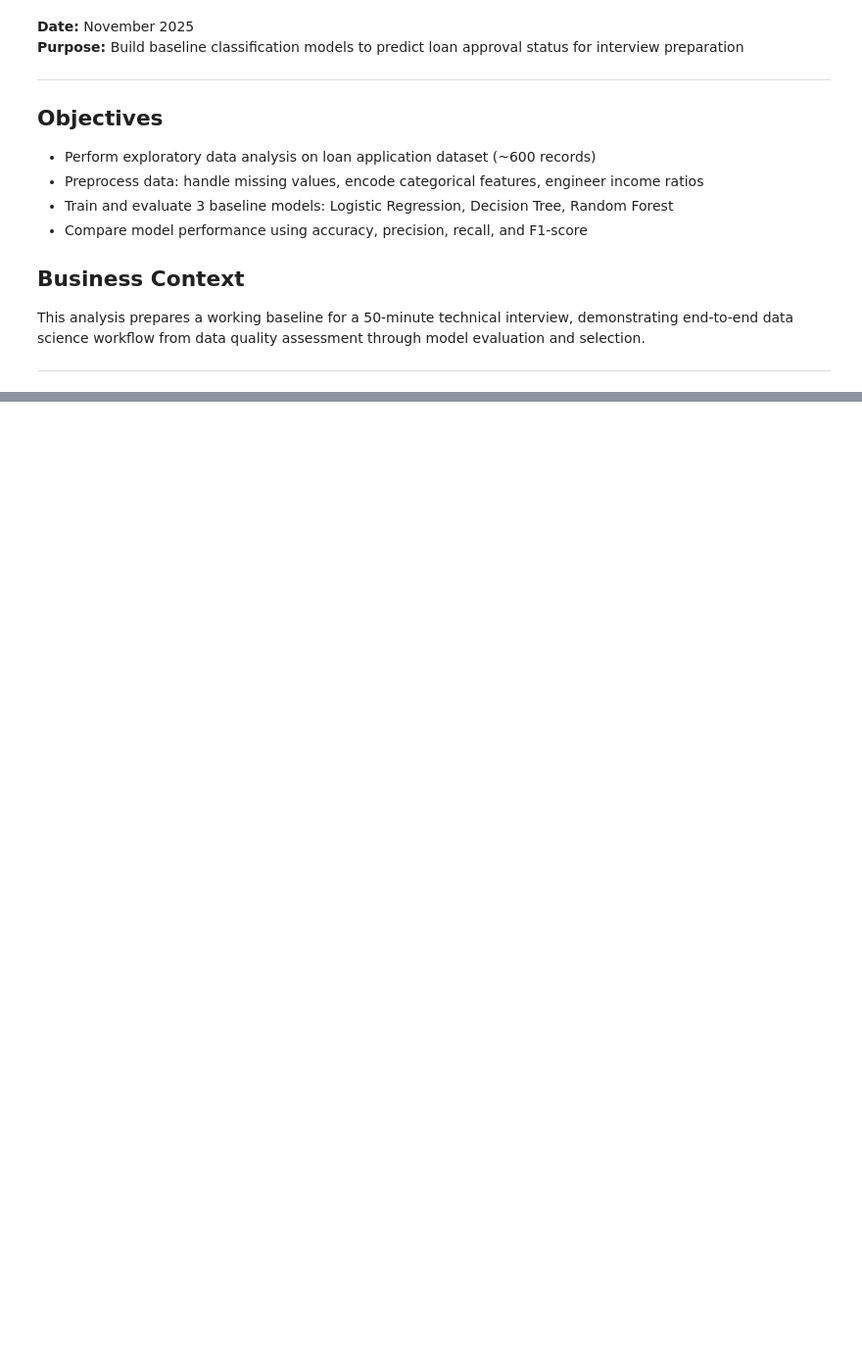
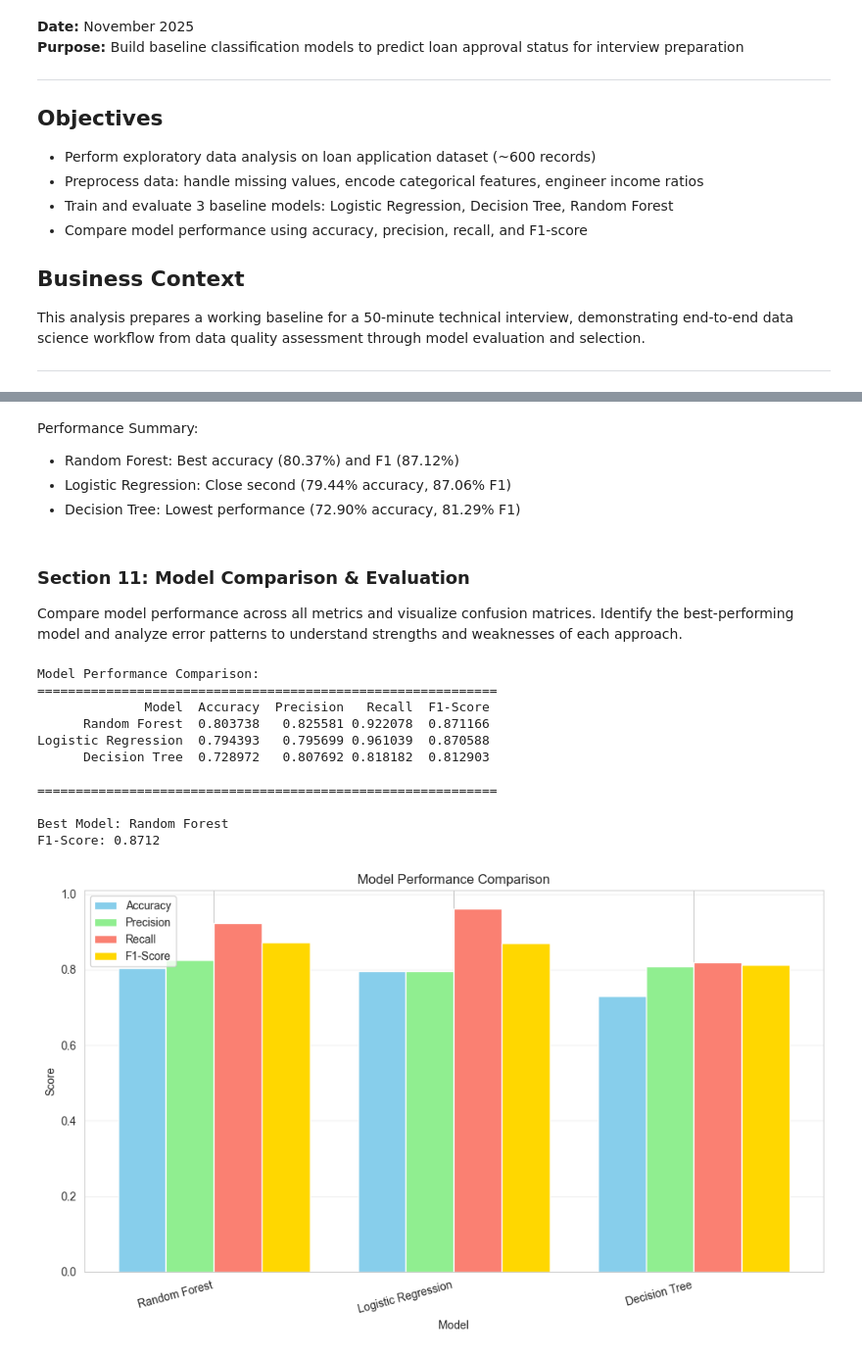
Before and after one commit to albertodiazdurana/loan-approval-prediction, a Jupyter notebook: notebooks/w01_d01_EDA_baseline_models.ipynb, the cells around one changed output, grey strips where cells are left out. Shown: that part at 98% size. Drawn from its saved outputs; the diff is of its cells as text; code cells hidden in the pictures; blank space fills up the shorter version.

```diff
--- a/notebooks/w01_d01_EDA_baseline_models.ipynb
+++ b/notebooks/w01_d01_EDA_baseline_models.ipynb
@@ -71,0 +417,11 @@ Output directory: d:\data-science\outputs\figures\eda
+# %%
+# Drop loan_id (not needed for modeling - just an identifier)
+print(f"Dropping loan_id column (identifier, not a feature)")
+df_clean = df_clean.drop('loan_id', axis=1)
+
+print(f"\nDataset shape after dropping loan_id: {df_clean.shape}")
+print(f"Remaining missing values: {df_clean.isnull().sum().sum()}")
+
+# Verify clean dataset
+print("\nFinal verification:")
+print(df_clean.info())
@@ -71,0 +707,69 @@ Output directory: d:\data-science\outputs\figures\eda
+# %% [markdown]
+Performance Summary:
+
+- Random Forest: Best accuracy (80.37%) and F1 (87.12%)
+- Logistic Regression: Close second (79.44% accuracy, 87.06% F1)
+- Decision Tree: Lowest performance (72.90% accuracy, 81.29% F1)
+# %% [markdown]
+### Section 11: Model Comparison & Evaluation
+
+Compare model performance across all metrics and visualize confusion matrices. Identify the best-performing model and analyze error patterns to understand strengths and weaknesses of each approach.
+# %%
+## 11. Model Comparison & Evaluation
+
+# Create comparison dataframe
+comparison_df = pd.DataFrame({
+    'Model': list(results.keys()),
+    'Accuracy': [results[m]['accuracy'] for m in results.keys()],
+    'Precision': [results[m]['precision'] for m in results.keys()],
+    'Recall': [results[m]['recall'] for m in results.keys()],
+    'F1-Score': [results[m]['f1_score'] for m in results.keys()]
+})
+
+comparison_df = comparison_df.sort_values('F1-Score', ascending=False)
+
+print("Model Performance Comparison:")
+print("="*60)
+print(comparison_df.to_string(index=False))
+print("\n" + "="*60)
+
+# Identify best model
+best_model_name = comparison_df.iloc[0]['Model']
+best_f1 = comparison_df.iloc[0]['F1-Score']
+print(f"\nBest Model: {best_model_name}")
+print(f"F1-Score: {best_f1:.4f}")
+
+# Visualize comparison
+fig, ax = plt.subplots(figsize=(10, 6))
+x = np.arange(len(comparison_df))
+width = 0.2
+
+metrics = ['Accuracy', 'Precision', 'Recall', 'F1-Score']
+colors = ['skyblue', 'lightgreen', 'salmon', 'gold']
+
+for i, metric in enumerate(metrics):
+    ax.bar(x + i*width, comparison_df[metric], width, label=metric, color=colors[i])
+
+ax.set_xlabel('Model')
+ax.set_ylabel('Score')
+ax.set_title('Model Performance Comparison')
+ax.set_xticks(x + width * 1.5)
+ax.set_xticklabels(comparison_df['Model'], rotation=15, ha='right')
+ax.legend()
+ax.grid(axis='y', alpha=0.3)
+plt.tight_layout()
+plt.savefig(OUTPUTS / 'model_comparison.png', dpi=300, bbox_inches='tight')
+plt.show()
+# %% [output]
+Model Performance Comparison:
+============================================================
+              Model  Accuracy  Precision   Recall  F1-Score
+      Random Forest  0.803738   0.825581 0.922078  0.871166
+Logistic Regression  0.794393   0.795699 0.961039  0.870588
+      Decision Tree  0.728972   0.807692 0.818182  0.812903
+
+============================================================
+
+Best Model: Random Forest
+F1-Score: 0.8712
+[figure, added]
```
Also changed, not shown: parts of 54 cells of this notebook, 7 other files.
